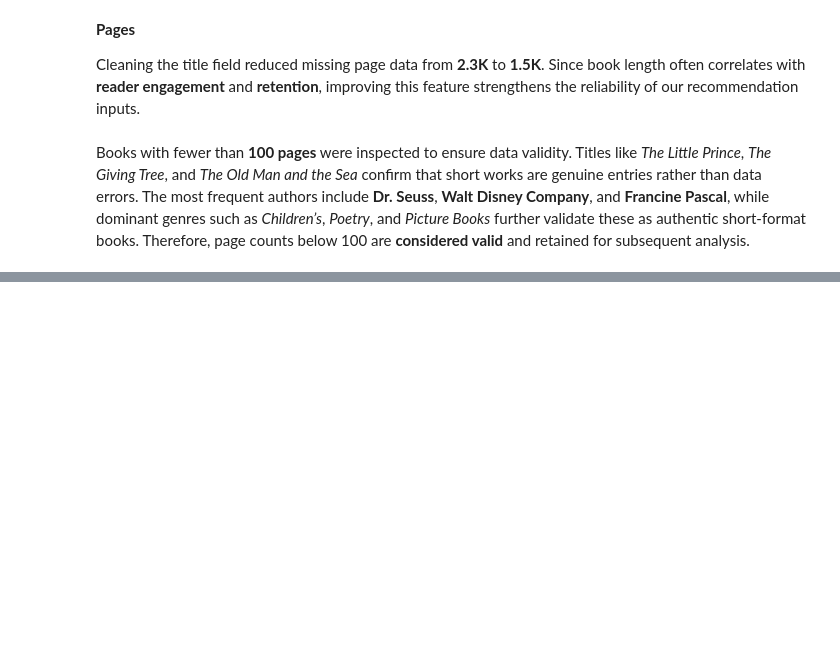
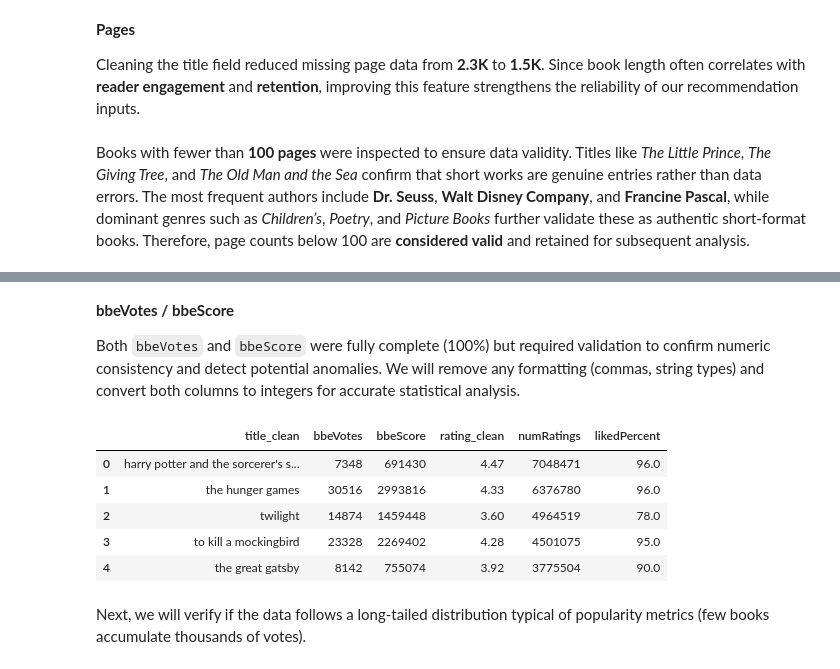
Before and after one commit to larevolucia/bookwise-analytics, a Jupyter notebook: notebooks/02_Data_Cleaning.ipynb, the cells around one changed output, grey strips where cells are left out. Saved outputs shown, nothing was run; the diff lists cells and outputs as text; code cells hidden in the pictures; blank space fills up the shorter version.

```diff
--- a/notebooks/02_Data_Cleaning.ipynb
+++ b/notebooks/02_Data_Cleaning.ipynb
@@ -1528,0 +1550,14 @@ Therefore, page counts below 100 are **considered valid** and retained for subse
+# %% [markdown]
+**bbeVotes / bbeScore**
+
+Both `bbeVotes` and `bbeScore` were fully complete (100%) but required validation to confirm numeric consistency and detect potential anomalies.
+We will remove any formatting (commas, string types) and convert both columns to integers for accurate statistical analysis.
+# %%
+bbe_clean[['title_clean', 'bbeVotes', 'bbeScore', 'rating_clean', 'numRatings', 'likedPercent']].head()
+# %% [output]
+|  | title_clean | bbeVotes | bbeScore | rating_clean | numRatings | likedPercent |
+| 0 | harry potter and the sorcerer's s... | 7348 | 691430 | 4.47 | 7048471 | 96.0 |
+| 1 | the hunger games | 30516 | 2993816 | 4.33 | 6376780 | 96.0 |
+| 2 | twilight | 14874 | 1459448 | 3.60 | 4964519 | 78.0 |
+| 3 | to kill a mockingbird | 23328 | 2269402 | 4.28 | 4501075 | 95.0 |
+| 4 | the great gatsby | 8142 | 755074 | 3.92 | 3775504 | 90.0 |
@@ -1528,0 +1572,2 @@ Therefore, page counts below 100 are **considered valid** and retained for subse
+# %% [markdown]
+Next, we will verify if the data follows a long-tailed distribution typical of popularity metrics (few books accumulate thousands of votes).
```
Also changed, not shown: parts of 16 cells of this notebook.
